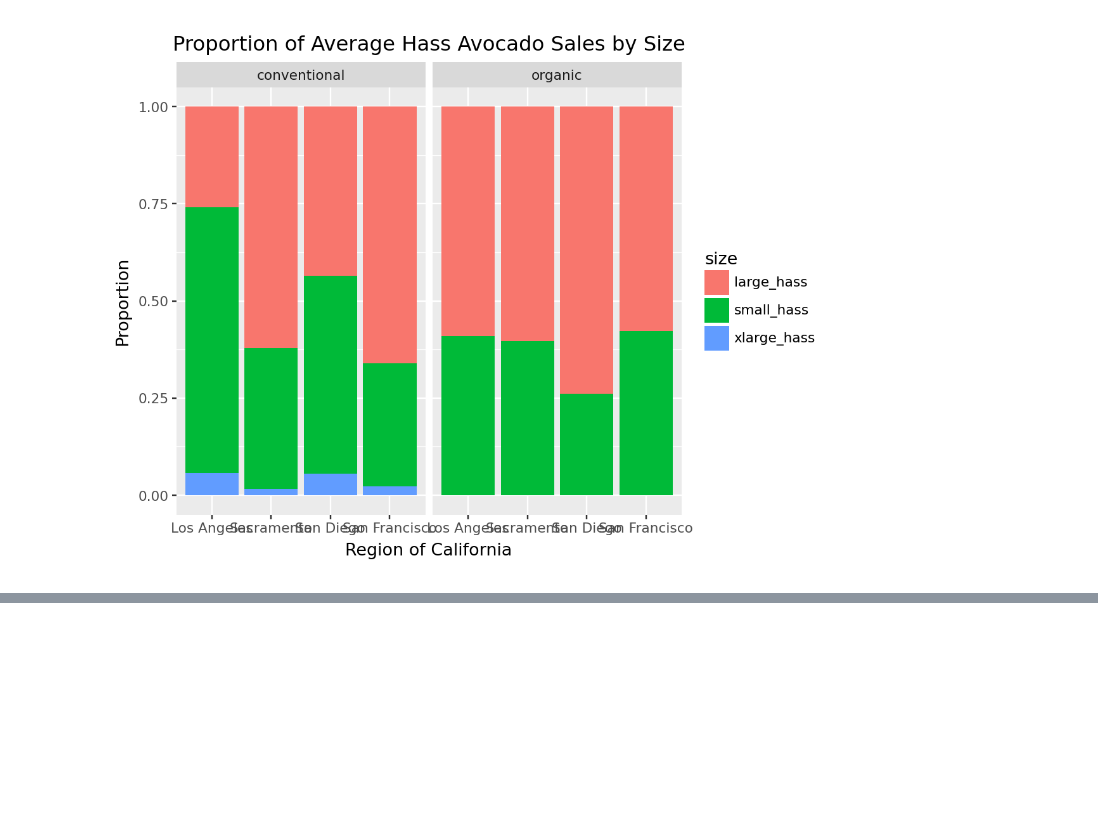
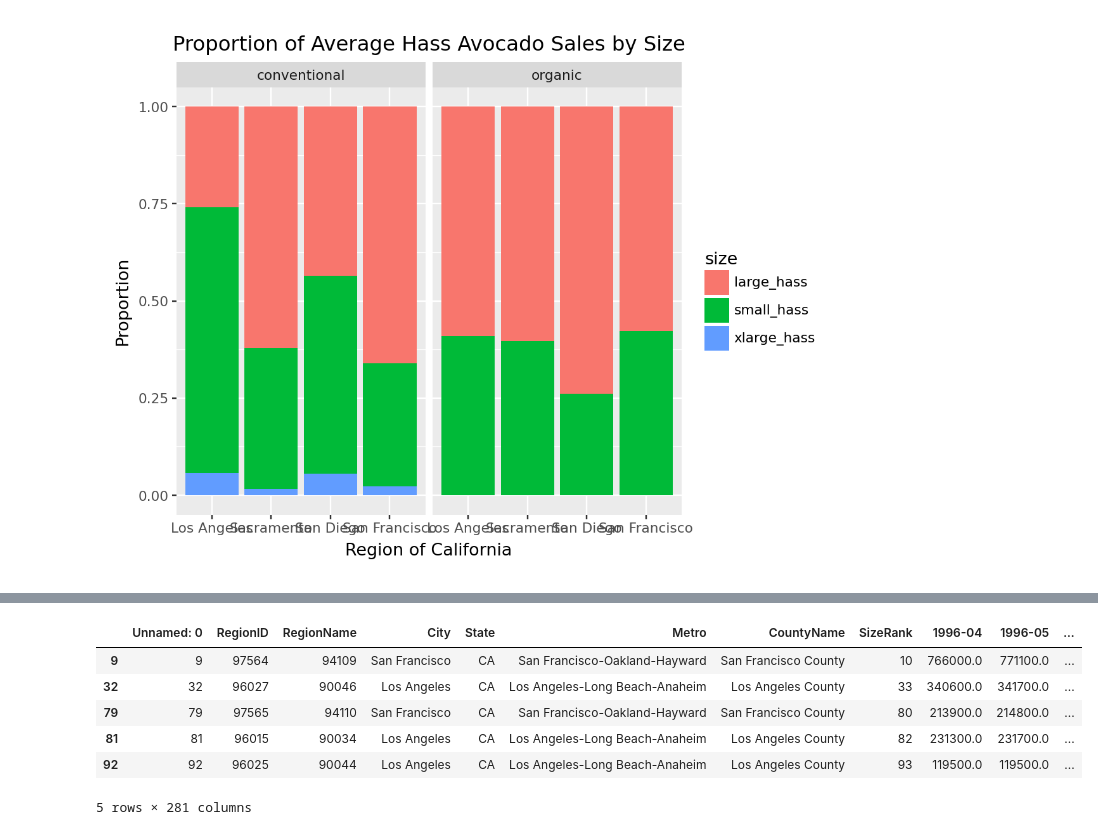
Before and after one commit to maxbegun1/Lab2-Avocado-Sales, a Jupyter notebook: Lab2.ipynb, the cells around one changed output, grey strips where cells are left out. Cells and saved outputs as stored; diff of their text form; code cells hidden in the pictures; blank space fills up the shorter version.

```diff
--- a/Lab2.ipynb
+++ b/Lab2.ipynb
@@ -179,0 +198,18 @@ ggplot(avocado_sizes, aes(x="geography", y="average_sales", fill="size")) + geom
+# %%
+# Keep the four California regions
+california_regions = ["Los Angeles", "San Diego", "Sacramento", "San Francisco"]
+
+housing_ca = housing[
+    (housing["State"] == "CA") &
+    (housing["City"].isin(california_regions))
+]
+
+housing_ca.head()
+# %% [output]
+|  | Unnamed: 0 | RegionID | RegionName | City | State | Metro | CountyName | SizeRank | 1996-04 | 1996-05 | ... |
+| 9 | 9 | 97564 | 94109 | San Francisco | CA | San Francisco-Oakland-Hayward | San Francisco County | 10 | 766000.0 | 771100.0 | ... |
+| 32 | 32 | 96027 | 90046 | Los Angeles | CA | Los Angeles-Long Beach-Anaheim | Los Angeles County | 33 | 340600.0 | 341700.0 | ... |
+| 79 | 79 | 97565 | 94110 | San Francisco | CA | San Francisco-Oakland-Hayward | San Francisco County | 80 | 213900.0 | 214800.0 | ... |
+| 81 | 81 | 96015 | 90034 | Los Angeles | CA | Los Angeles-Long Beach-Anaheim | Los Angeles County | 82 | 231300.0 | 231700.0 | ... |
+| 92 | 92 | 96025 | 90044 | Los Angeles | CA | Los Angeles-Long Beach-Anaheim | Los Angeles County | 93 | 119500.0 | 119500.0 | ... |
+5 rows × 281 columns
```
Also changed, not shown: parts of 6 cells of this notebook, 1 other file.
